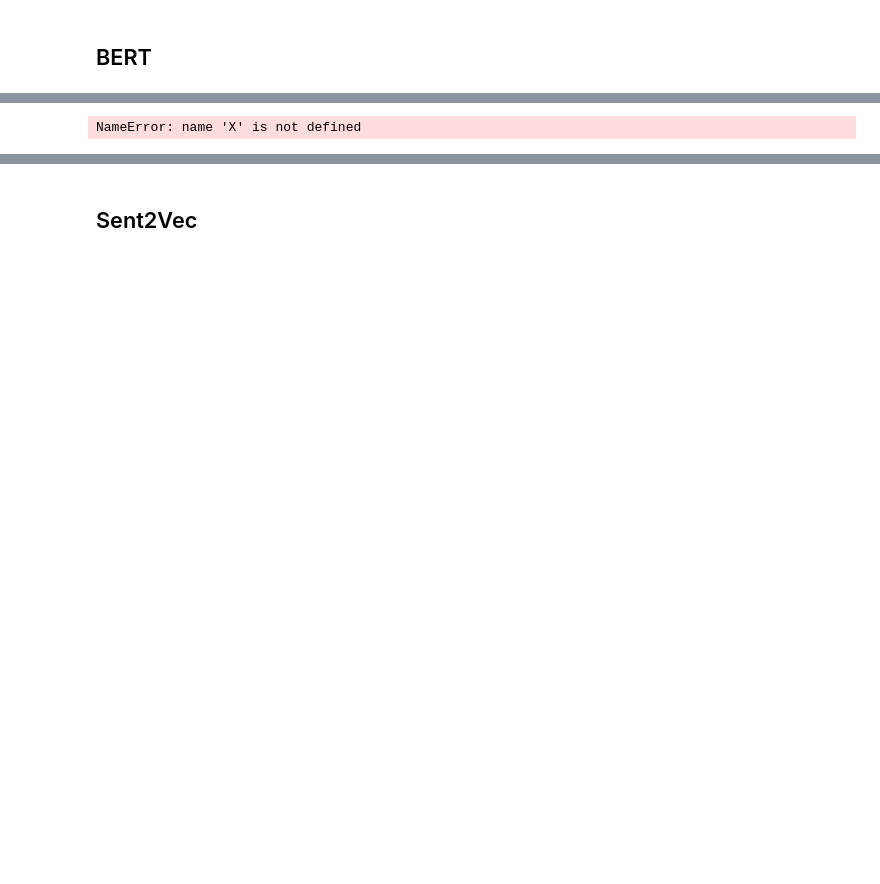
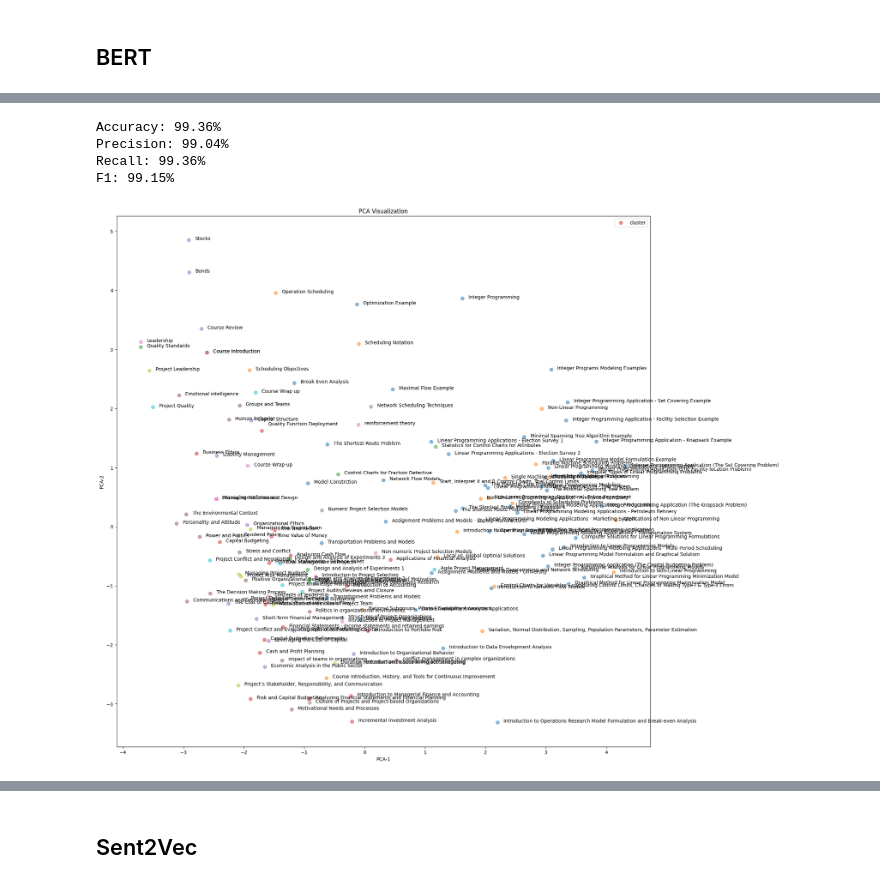
Before and after one commit to odu-emse/mms, a Jupyter notebook: embedders.ipynb, the cells around one changed output, grey strips where cells are left out. Saved outputs shown, nothing was run; the diff lists cells and outputs as text; code cells hidden in the pictures; blank space fills up the shorter version.

Commit message:
refactor: worked on BERT model

```diff
--- a/embedders.ipynb
+++ b/embedders.ipynb
@@ -375,29 +378,45 @@ RuntimeError: The expanded size of the tensor (2630) must match the existing siz
+# %%
+print(f"Accuracy: {accuracy:.2%}")
+print(f"Precision: {precision:.2%}")
+print(f"Recall: {recall:.2%}")
+print(f"F1: {f1:.2%}")
+# %% [output]
+Accuracy: 99.36%
+Precision: 99.04%
+Recall: 99.36%
+F1: 99.15%
 # %%
 X.index = data.name.values
 
 pca = PCA(n_components=2, random_state=7)
 pca_mdl = pca.fit_transform(X)
 
 bert_df_PCA = pd.DataFrame(pca_mdl, columns=["x", "y"], index=X.index)
 
-fig = plt.figure(figsize=(20, 20))
+# use the data dataframe to add the cluster column to the bert_df_PCA dataframe based on the name column
+bert_df_PCA["cluster"] = data.cluster.values
 
-plt.scatter(
-    x=bert_df_PCA["x"],
-    y=bert_df_PCA["y"],
+fig, ax = plt.subplots(figsize=(20, 20))
+
+ax.scatter(
+    data=bert_df_PCA,
+    x="x",
+    y="y",
     s=50,
     cmap="tab10",
     alpha=0.5,
-    c=data.cluster.values,
+    c="cluster",
+    label="cluster",
 )
 
 for i, txt in enumerate(bert_df_PCA.index):
-    plt.annotate(txt, (bert_df_PCA["x"][i], bert_df_PCA["y"][i]))
+    ax.annotate(txt, (bert_df_PCA["x"][i] + 0.1, bert_df_PCA["y"][i]))
 
 plt.xlabel("PCA-1")
 plt.ylabel("PCA-2")
 plt.title("PCA Visualization")
+plt.legend()
 plt.plot()
 plt.show()
 # %% [output]
-NameError: name 'X' is not defined
+[figure, added]
```
Also changed, not shown: parts of 22 cells of this notebook.
